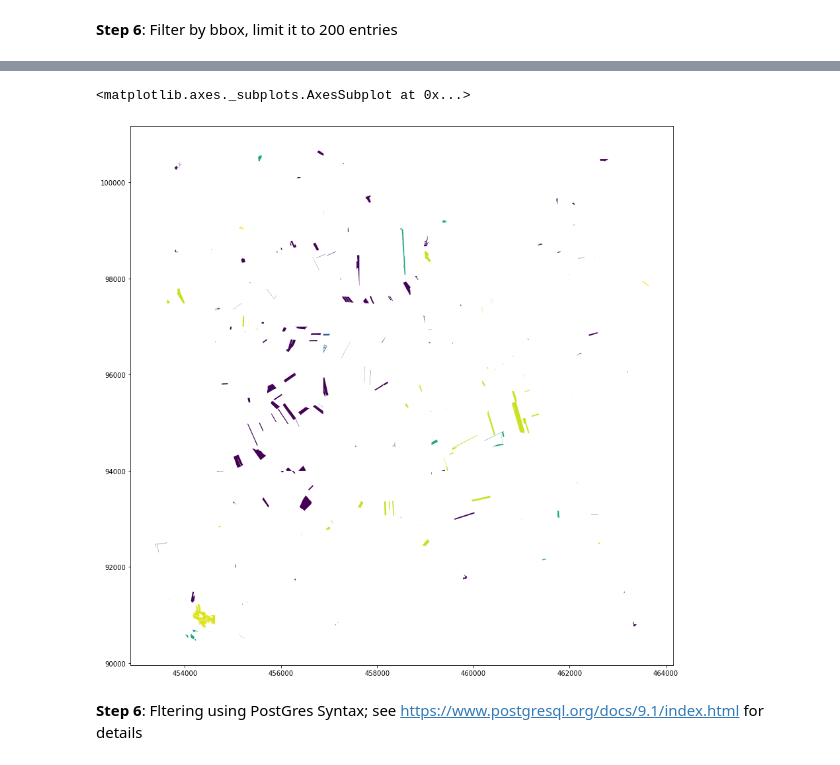
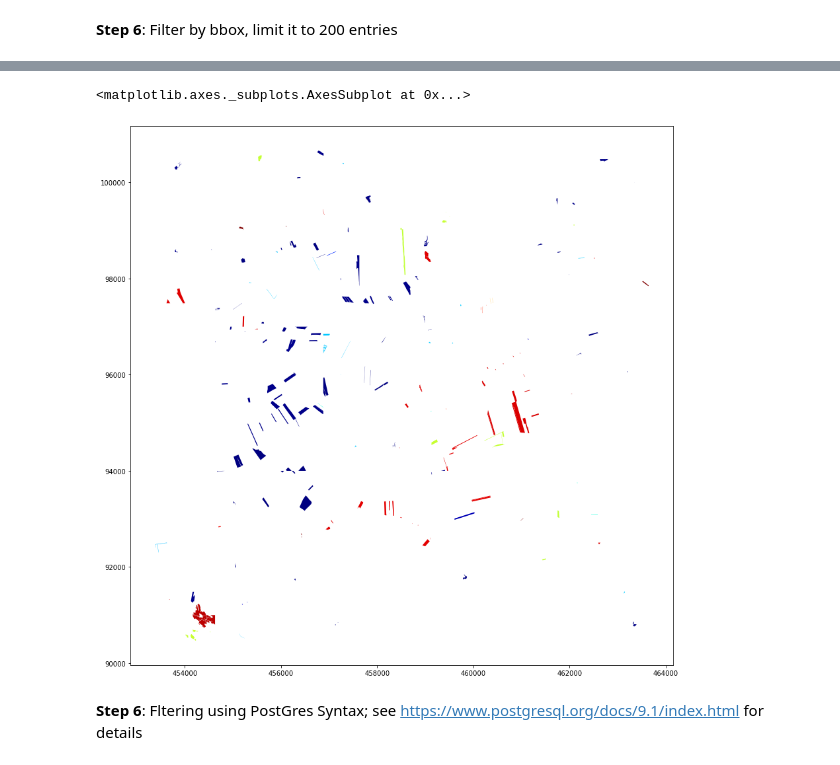
Before and after one commit to xcube-dev/xcube-geodb, a Jupyter notebook: notebooks/geodb_explore_datasets.ipynb, the cells around one changed output, grey strips where cells are left out. Drawn from its saved outputs; the diff is of its cells as text; code cells hidden in the pictures.

```diff
--- a/notebooks/geodb_explore_datasets.ipynb
+++ b/notebooks/geodb_explore_datasets.ipynb
@@ -35,3 +33,6 @@ geodb = GeoDBClient()
+# %%
+geodb = GeoDBClient(client_id="TAaPgAhmAml1Sz8A3JysheAzX7lMB6m7", client_secret="Fmh_s29ecxCkcwBjZvOE-Q7YP8Yc5KXYV0LQYsvfbMiIqHJ9ydlTjdibARML12oI")
+# geodb = GeoDBClient()
 # %% [markdown]
 ### Get your user name
 # %%
@@ -102,6 +104,6 @@ gdfsub.plot(column="raba_id", figsize=(15,15))
 # %% [markdown]
 __Step 6__: Filter by bbox, limit it to 200 entries
 # %%
-gdf = geodb.get_collection_by_bbox(collection="land_use", database='geodb_admin', bbox = (452750.0, 88909.549, 464000.0, 102486.299), comparison_mode="contains", bbox_crs=3794, limit=200, offset=10)
+gdf = geodb.get_collection_by_bbox(collection="land_use", database='geodb_test99', bbox = (452750.0, 88909.549, 464000.0, 102486.299), comparison_mode="contains", bbox_crs=3794, limit=200, offset=10)
 gdf
 # %% [output]
@@ -121,8 +123,8 @@ gdf
 # %%
-gdf.plot(column="raba_pid", figsize=(15,15))
+gdf.plot(column="raba_pid", figsize=(15,15), cmap = 'jet')
 # %% [output]
 <matplotlib.axes._subplots.AxesSubplot at 0x...>
-[figure, old version]
+[figure, new version]
 # %% [markdown]
 __Step 6__: Fltering using PostGres Syntax; see https://www.postgresql.org/docs/9.1/index.html for details
 # %%
```
Also changed, not shown: parts of 11 cells of this notebook, 1 other file.
